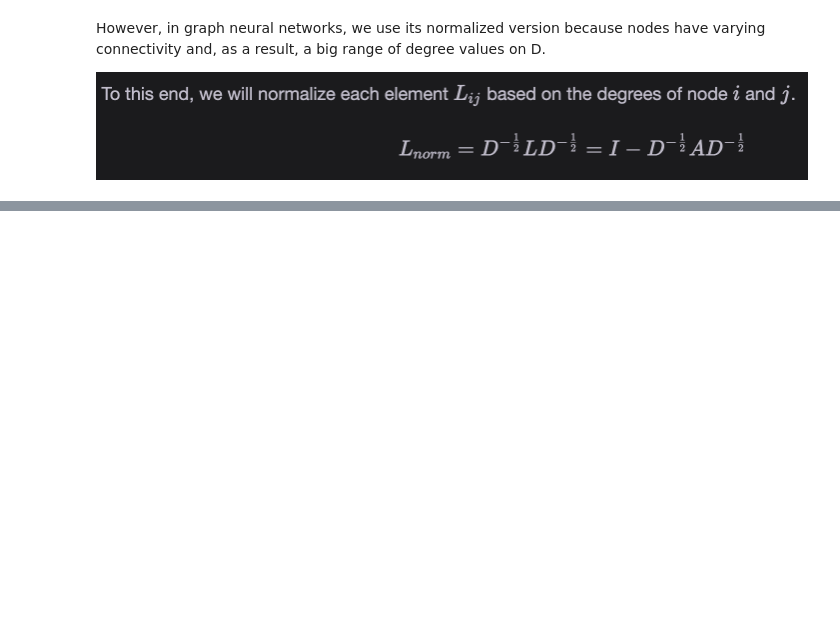
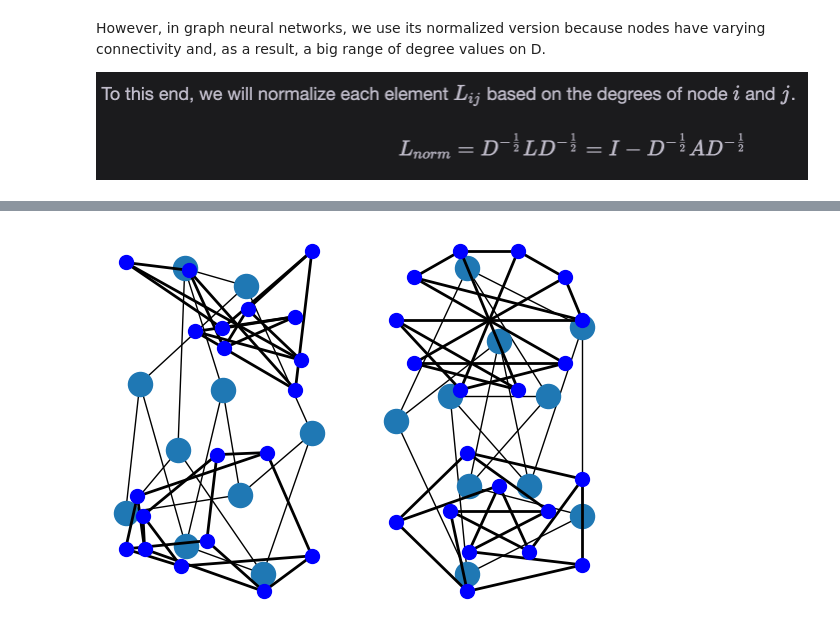
Before and after one commit to itmesneha/Neural_Network_from_scratch, a Jupyter notebook: graph-neural-networks.ipynb, the cells around one changed output, grey strips where cells are left out. Drawn from its saved outputs; the diff is of its cells as text; code cells hidden in the pictures; blank space fills up the shorter version.

```diff
--- a/graph-neural-networks.ipynb
+++ b/graph-neural-networks.ipynb
@@ -105,0 +219,24 @@ L_norm:  tensor([[0.6667, 0.6667, 1.0000, 0.4226,    nan],
+# %%
+import matplotlib.pyplot as plt
+import networkx as nx
+G = nx.petersen_graph()
+plt.subplot(121)
+nx.draw(G, with_labels=False, font_weight='bold')
+plt.subplot(122)
+nx.draw_shell(G, nlist=[range(5, 10), range(5)], with_labels=False, font_weight='bold')
+
+options = {
+   'node_color': 'blue',
+   'node_size': 100,
+   'width': 2,
+}
+plt.subplot(221)
+nx.draw_random(G, **options)
+plt.subplot(222)
+nx.draw_circular(G, **options)
+plt.subplot(223)
+nx.draw_spectral(G, **options)
+plt.subplot(224)
+nx.draw_shell(G, nlist=[range(5,10), range(5)], **options)
+# %% [output]
+[figure, added]
```
Also changed, not shown: parts of 10 cells of this notebook, 1 other file.
